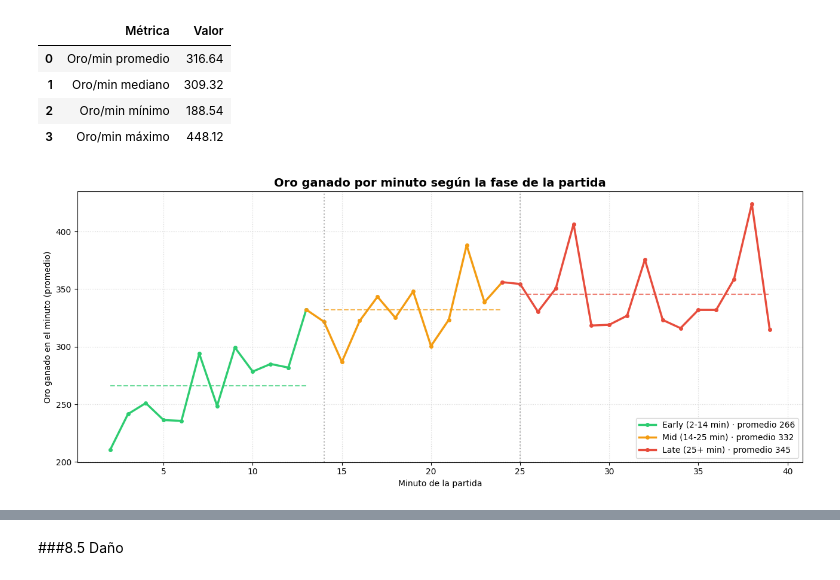
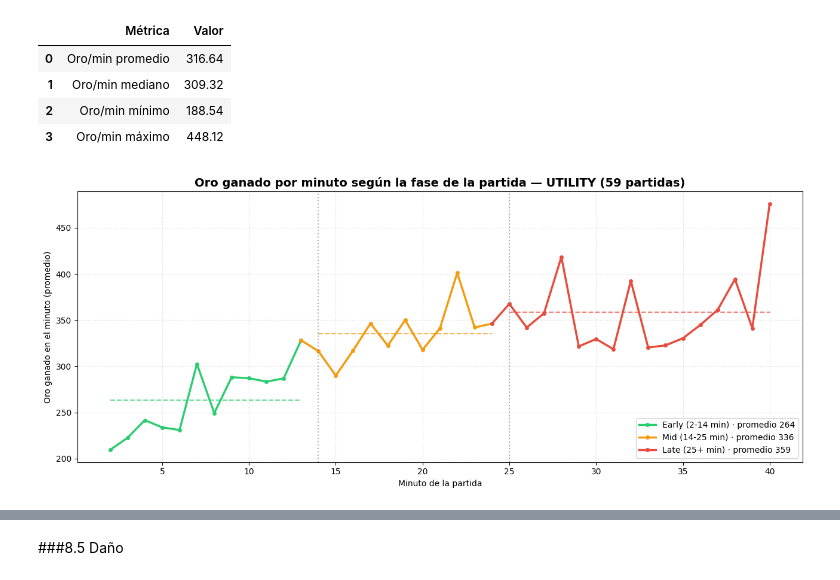
Before and after one commit to Elkinml06/Fundamentos_Ciencia_Datos, a Jupyter notebook: Lol/lol.ipynb, the cells around one changed output, grey strips where cells are left out. Drawn from its saved outputs; the diff is of its cells as text; code cells hidden in the pictures.

```diff
--- a/Lol/lol.ipynb
+++ b/Lol/lol.ipynb
@@ -650,45 +895,13 @@ display(oro_stats.round(2))
 | 1 | Oro/min mediano | 309.32 |
 | 2 | Oro/min mínimo | 188.54 |
 | 3 | Oro/min máximo | 448.12 |
-# %%
-# Oro ganado por minuto a lo largo de la partida, comparando las fases
-oro_fase = df_frames.sort_values(["match_id", "minuto"]).copy()
-oro_fase["oro_minuto"] = oro_fase.groupby("match_id")["total_gold"].diff()   # oro ganado en cada minuto
-
-# Solo minutos con muestra suficiente (>= 10 partidas), desde el minuto 2
-n_min = oro_fase.groupby("minuto")["match_id"].nunique()
-oro_fase = oro_fase[oro_fase["minuto"].isin(n_min[n_min >= 10].index)]
-oro_fase = oro_fase[oro_fase["minuto"] >= 2]
-
-oro_min_prom = oro_fase.groupby("minuto")["oro_minuto"].mean()
-
-fases_oro = {
-    "Early (2-14 min)": (2, 14, "#2ecc71"),
-    "Mid (14-25 min)":  (14, 25, "#f39c12"),
-    "Late (25+ min)":   (25, 999, "#e74c3c"),
-}
-
-fig, ax = plt.subplots(figsize=(13, 5.5))
-
-for nombre, (ini, fin, color) in fases_oro.items():
-    # incluye el minuto anterior para que las líneas queden conectadas entre fases
-    tramo = oro_min_prom[(oro_min_prom.index >= ini - 1) & (oro_min_prom.index < fin)]
-    tramo_fase = oro_min_prom[(oro_min_prom.index >= ini) & (oro_min_prom.index < fin)]
-    ax.plot(tramo.index, tramo.values, color=color, linewidth=2.5, marker="o", markersize=4,
-            label=f"{nombre} · promedio {tramo_fase.mean():.0f}")
-    ax.hlines(tramo_fase.mean(), tramo_fase.index.min(), tramo_fase.index.max(),
-              colors=color, linestyles="--", alpha=0.7)
-
-# Separadores de fase
-for x in (14, 25):
-    ax.axvline(x, color="gray", linestyle=":", alpha=0.6)
-
-ax.set_title("Oro ganado por minuto según la fase de la partida", fontsize=14, fontweight="bold")
-ax.set_xlabel("Minuto de la partida")
-ax.set_ylabel("Oro ganado en el minuto (promedio)")
-ax.grid(linestyle=":", alpha=0.5)
-ax.legend(loc="lower right")
-plt.tight_layout()
-plt.show()
-# %% [output]
-[figure, removed]
+# %%
+# Oro ganado por minuto según la fase — posición más jugada
+oro_d = df_frames.sort_values(["match_id", "minuto"])[["match_id", "minuto", "total_gold"]].copy()
+oro_d["valor"] = oro_d.groupby("match_id")["total_gold"].diff()
+oro_d = oro_d.dropna(subset=["valor"])
+
+lineas_por_fase(oro_d, pos_top[0], "Oro ganado por minuto según la fase de la partida",
+                "Oro ganado en el minuto (promedio)", "{:.0f}", m_ini=2, loc="lower right")
+# %% [output]
+[figure, added]
```
Also changed, not shown: parts of 46 cells of this notebook.
